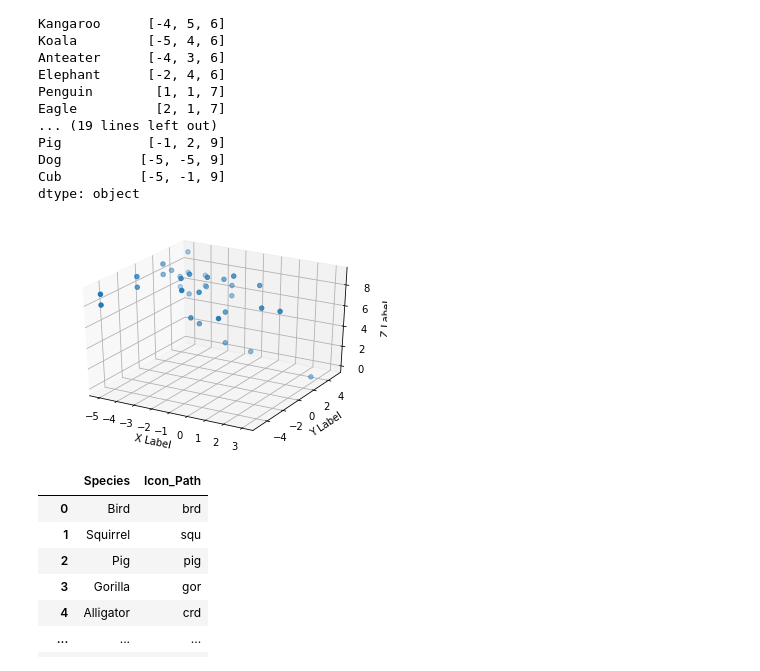
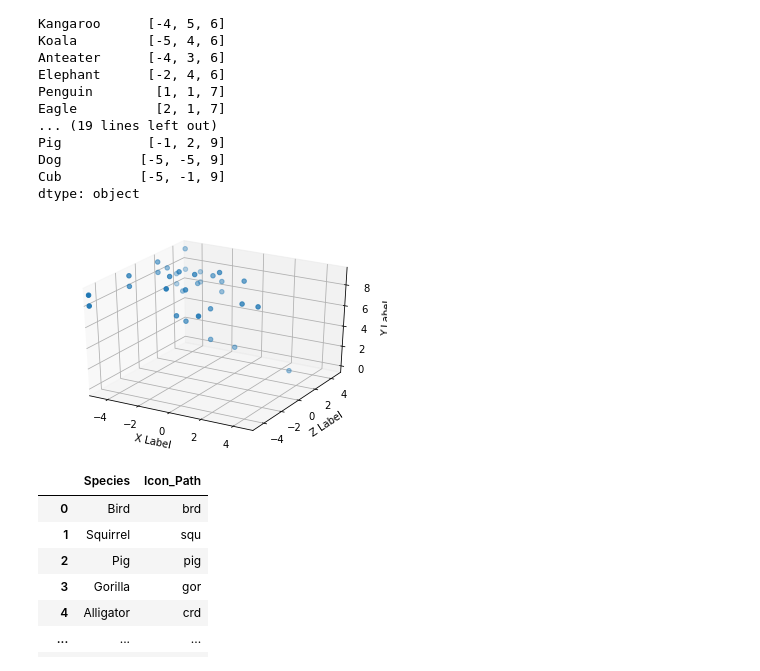
Before and after one commit to PRINCESSINTERNETCAFe/Animal-Vectoring, a Jupyter notebook: Animal-Vectoring.ipynb, the cells around one changed output. Cells and saved outputs as stored; diff of their text form; code cells hidden in the pictures.

```diff
--- a/Animal-Vectoring.ipynb
+++ b/Animal-Vectoring.ipynb
@@ -150,18 +151,21 @@ dtype: object
 # %%
 data = species_xzy_series.values
 xs, zs, ys = zip(*data)
 fig = plt.figure()
 ax = fig.add_subplot(projection='3d')
 
 ax.scatter(xs, zs, ys)
 
 ax.set_xlabel('X Label')
-ax.set_ylabel('Y Label')
-ax.set_zlabel('Z Label')
+ax.set_ylabel('Z Label')
+ax.set_zlabel('Y Label')
+
+ax.set_xlim([-5, 5])
+ax.set_ylim([-5, 5])
 
 plt.show()
 # %% [output]
-[figure, old version]
+[figure, new version]
 # %%
 species_XZY_df = pd.DataFrame({"Species": species_xzy_series.index, "SpeciesXZY": species_xzy_series.values})
 # %%
```
Also changed, not shown: parts of 3 cells of this notebook.
